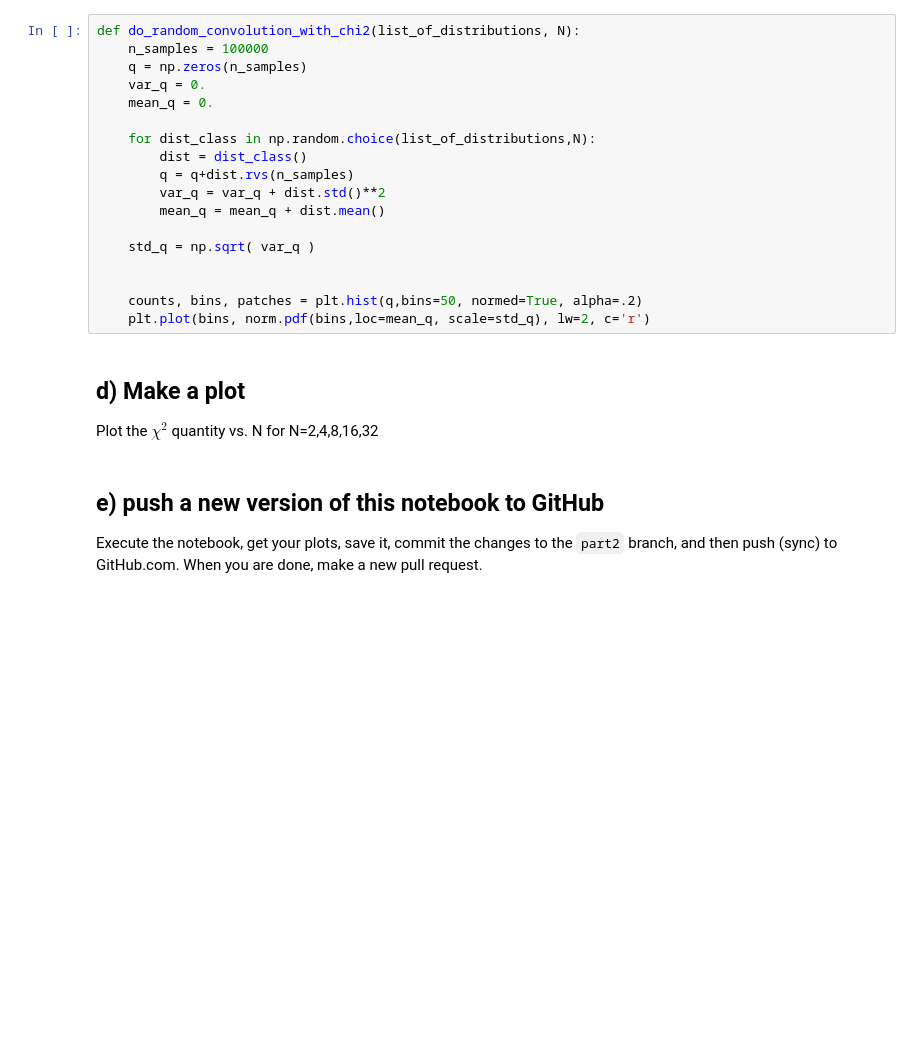
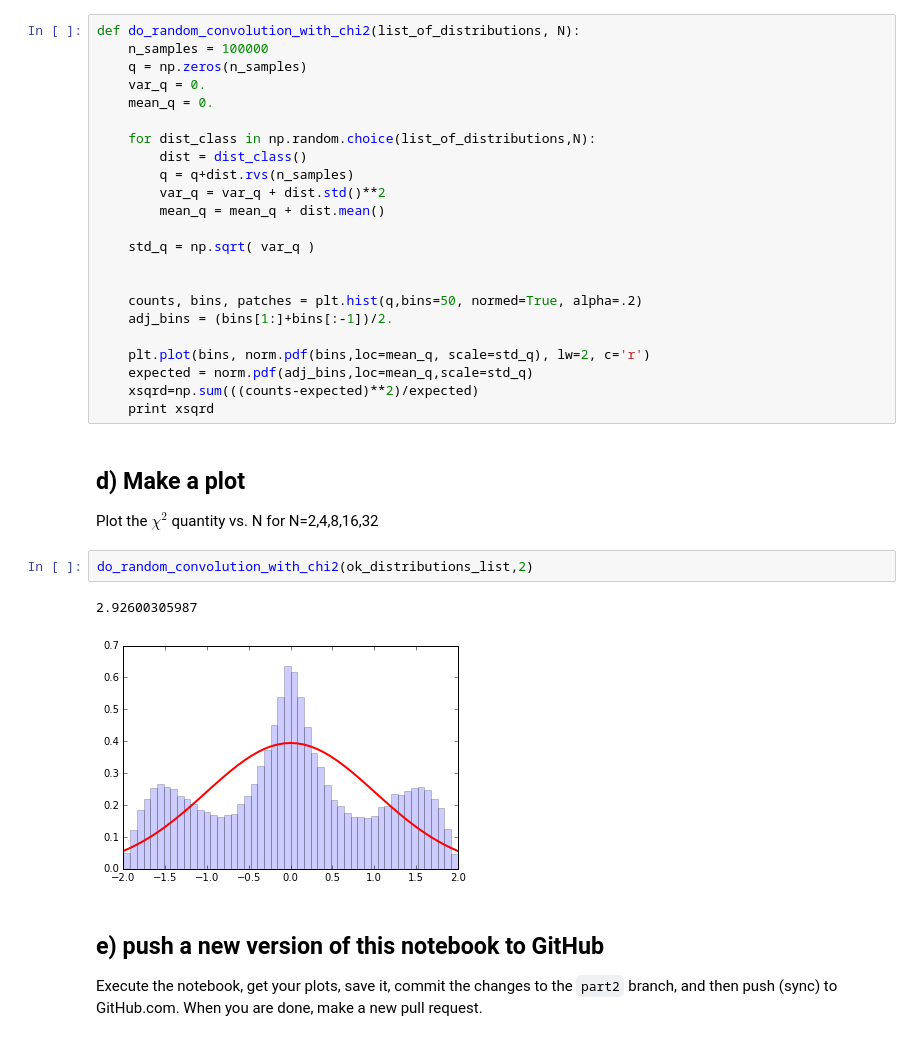
Before and after one commit to cranmer/intro-exp-phys-II, a Jupyter notebook: Central-Limit-Theorem.ipynb, the cells around one changed output. Cells and saved outputs as stored; diff of their text form; blank space fills up the shorter version.

```diff
--- a/Central-Limit-Theorem.ipynb
+++ b/Central-Limit-Theorem.ipynb
@@ -238,11 +324,21 @@ def do_random_convolution_with_chi2(list_of_distributions, N):
 
 
     counts, bins, patches = plt.hist(q,bins=50, normed=True, alpha=.2)
+    adj_bins = (bins[1:]+bins[:-1])/2.
+
     plt.plot(bins, norm.pdf(bins,loc=mean_q, scale=std_q), lw=2, c='r')
+    expected = norm.pdf(adj_bins,loc=mean_q,scale=std_q)
+    xsqrd=np.sum(((counts-expected)**2)/expected)
+    print xsqrd
 # %% [markdown]
 ## d) Make a plot
 
 Plot the $\chi^2$ quantity vs. N for N=2,4,8,16,32
+# %%
+do_random_convolution_with_chi2(ok_distributions_list,2)
+# %% [output]
+2.92600305987
+[figure, added]
 # %% [markdown]
 ## e) push a new version of this notebook to GitHub
 
```
Also changed, not shown: parts of 20 cells of this notebook.
